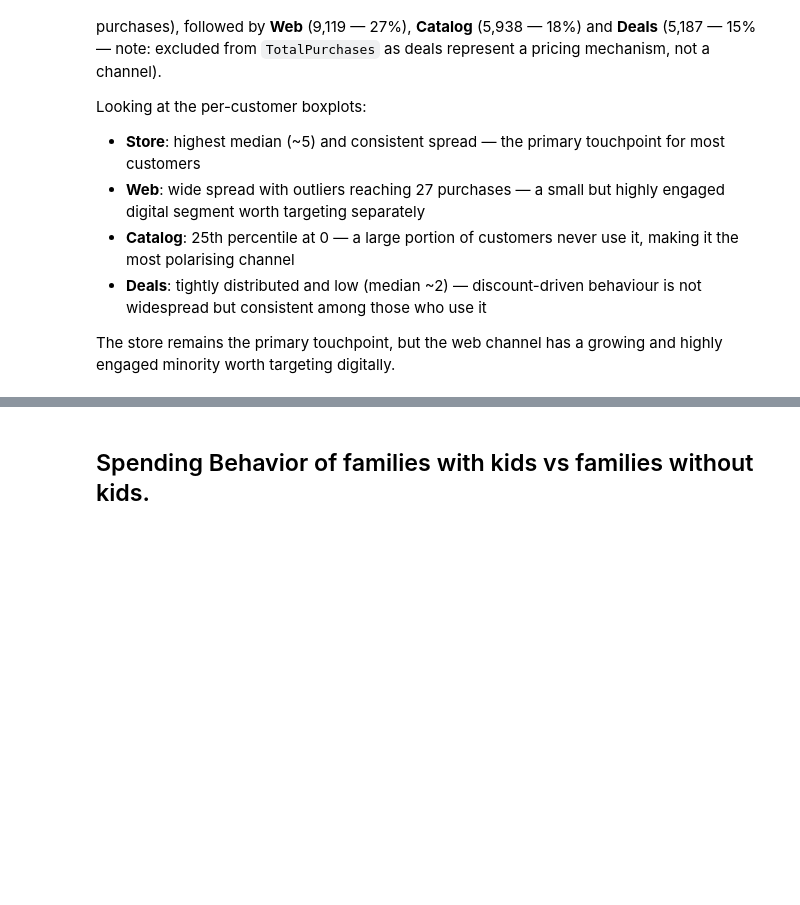
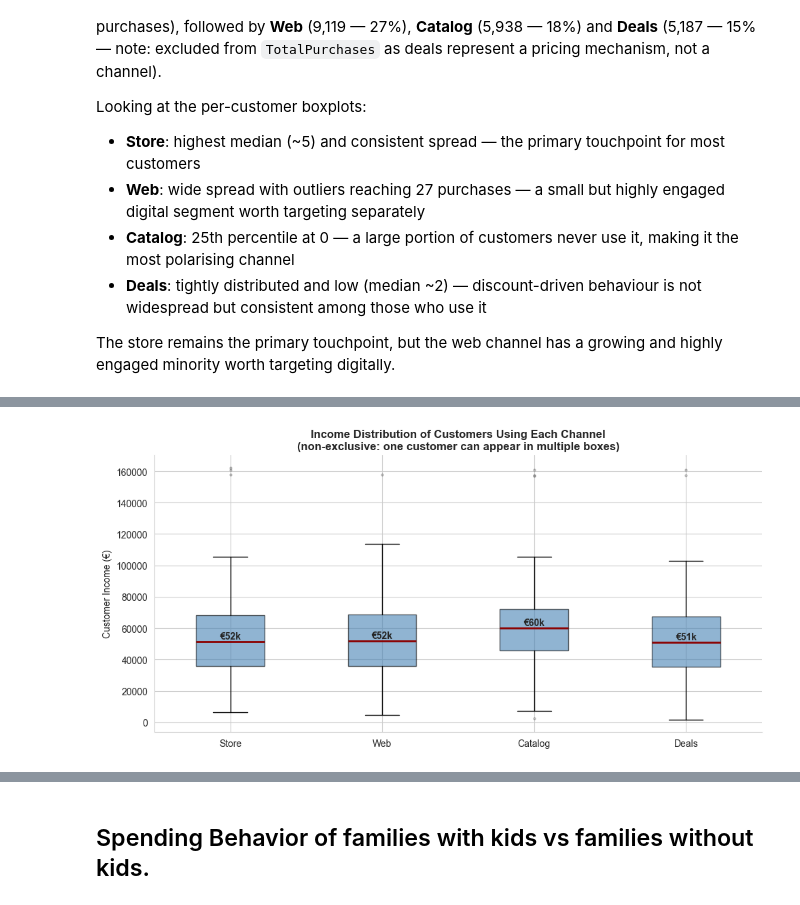
Before and after one commit to ialwayslikedgrime/data_science_exercises, a Jupyter notebook: lab1.ipynb, the cells around one changed output, grey strips where cells are left out. Cells and saved outputs as stored; diff of their text form; code cells hidden in the pictures; blank space fills up the shorter version.

```diff
--- a/lab1.ipynb
+++ b/lab1.ipynb
@@ -1096,0 +1151,32 @@ highly engaged minority worth targeting digitally.
+# %%
+# For each channel: "among customers who used it at least once,
+# what is their income distribution?"
+# A customer can appear in multiple boxes — that's correct.
+
+fig, ax = plt.subplots(figsize=(10, 5))
+
+data_for_plot = []
+for col, name in zip(channel_cols, channel_labels):
+    incomes = df[df[col] > 0]['Income'].dropna()
+    data_for_plot.append(incomes)
+
+ax.boxplot(data_for_plot, labels=channel_labels,
+           patch_artist=True,
+           boxprops=dict(facecolor='steelblue', alpha=0.6),
+           medianprops=dict(color='darkred', linewidth=2),
+           flierprops=dict(marker='o', markersize=2, alpha=0.3))
+
+# Annotate medians
+for i, d in enumerate(data_for_plot):
+    ax.text(i + 1, d.median() + 1500,
+            f'€{d.median()/1000:.0f}k',
+            ha='center', fontsize=10, fontweight='bold')
+
+ax.set_title('Income Distribution of Customers Using Each Channel\n(non-exclusive: one customer can appear in multiple boxes)',
+             fontsize=12, fontweight='bold')
+ax.set_ylabel('Customer Income (€)')
+ax.spines[['top', 'right']].set_visible(False)
+plt.tight_layout()
+plt.show()
+# %% [output]
+[figure, added]
```
Also changed, not shown: parts of 5 cells of this notebook, 7 other files.
